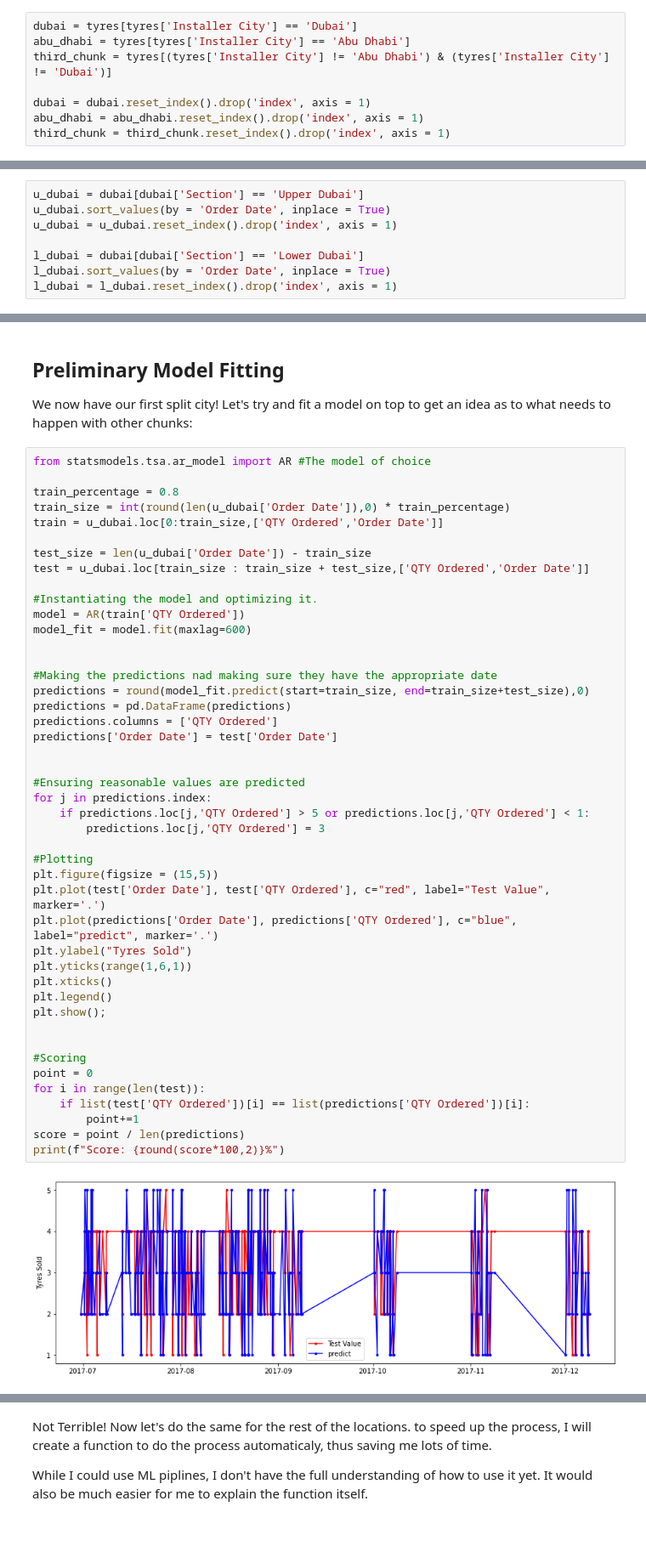
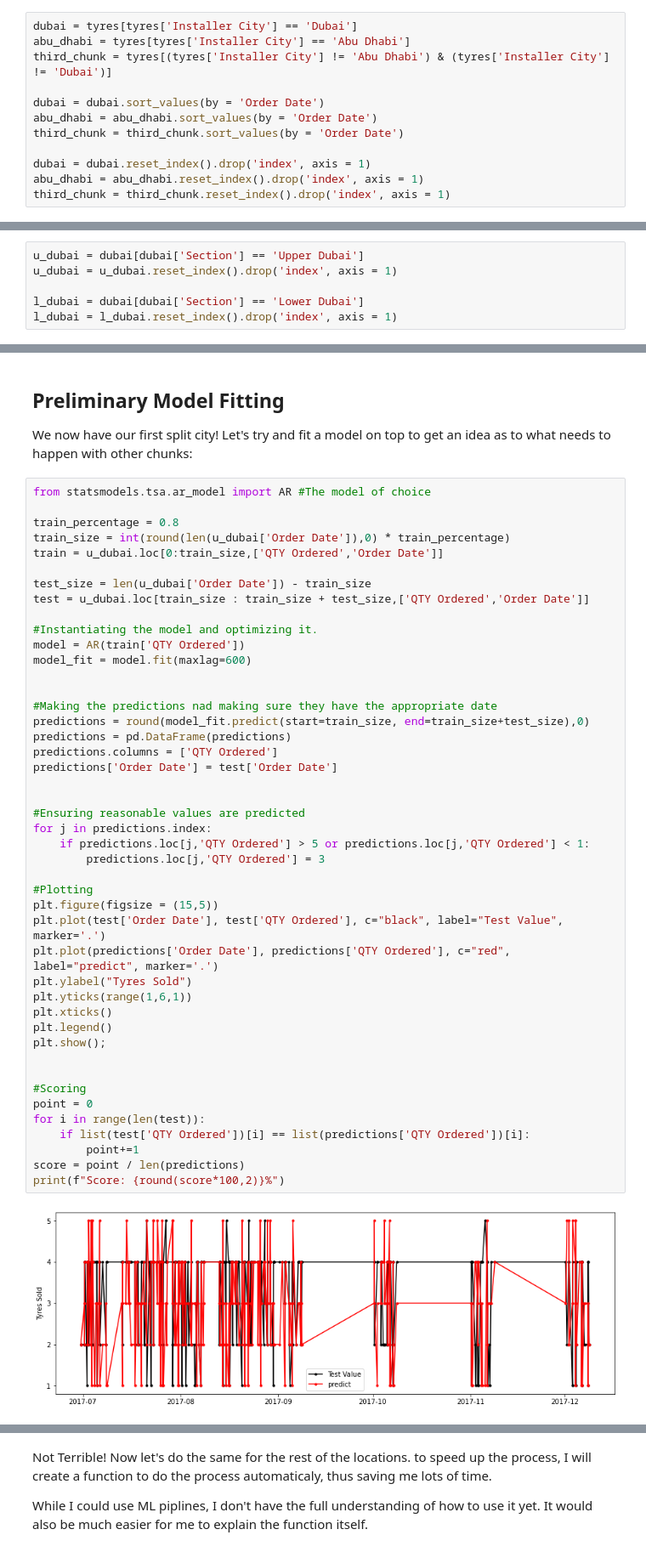
Before and after one commit to musarasheed/pitstop, a Jupyter notebook: Pitstop Arabia.ipynb, the cells around one changed output, grey strips where cells are left out. Shown at 85% size. Cells and saved outputs as stored; diff of their text form.

```diff
--- a/Pitstop Arabia.ipynb
+++ b/Pitstop Arabia.ipynb
@@ -323,6 +322,10 @@ dubai = tyres[tyres['Installer City'] == 'Dubai']
 abu_dhabi = tyres[tyres['Installer City'] == 'Abu Dhabi']
 third_chunk = tyres[(tyres['Installer City'] != 'Abu Dhabi') & (tyres['Installer City'] != 'Dubai')]
 
+dubai = dubai.sort_values(by = 'Order Date')
+abu_dhabi = abu_dhabi.sort_values(by = 'Order Date')
+third_chunk = third_chunk.sort_values(by = 'Order Date')
+
 dubai = dubai.reset_index().drop('index', axis = 1)
 abu_dhabi = abu_dhabi.reset_index().drop('index', axis = 1)
 third_chunk = third_chunk.reset_index().drop('index', axis = 1)
@@ -363,9 +368,7 @@ for i in range(len(dubai['Lattitude'])):
         dubai.loc[i,'Section'] = 'Lower Dubai'
 # %%
 u_dubai = dubai[dubai['Section'] == 'Upper Dubai']
-u_dubai.sort_values(by = 'Order Date', inplace = True)
 u_dubai = u_dubai.reset_index().drop('index', axis = 1)
 
 l_dubai = dubai[dubai['Section'] == 'Lower Dubai']
-l_dubai.sort_values(by = 'Order Date', inplace = True)
 l_dubai = l_dubai.reset_index().drop('index', axis = 1)
@@ -389,33 +421,33 @@ model_fit = model.fit(maxlag=600)
 
 #Making the predictions nad making sure they have the appropriate date
 predictions = round(model_fit.predict(start=train_size, end=train_size+test_size),0)
 predictions = pd.DataFrame(predictions)
 predictions.columns = ['QTY Ordered']
 predictions['Order Date'] = test['Order Date']
 
 
 #Ensuring reasonable values are predicted
 for j in predictions.index:
     if predictions.loc[j,'QTY Ordered'] > 5 or predictions.loc[j,'QTY Ordered'] < 1:
         predictions.loc[j,'QTY Ordered'] = 3
 
 #Plotting
 plt.figure(figsize = (15,5))
-plt.plot(test['Order Date'], test['QTY Ordered'], c="red", label="Test Value", marker='.')
-plt.plot(predictions['Order Date'], predictions['QTY Ordered'], c="blue", label="predict", marker='.')
+plt.plot(test['Order Date'], test['QTY Ordered'], c="black", label="Test Value", marker='.')
+plt.plot(predictions['Order Date'], predictions['QTY Ordered'], c="red", label="predict", marker='.')
 plt.ylabel("Tyres Sold")
 plt.yticks(range(1,6,1))
 plt.xticks()
 plt.legend()
 plt.show();
 
 
 #Scoring
 point = 0
 for i in range(len(test)):
     if list(test['QTY Ordered'])[i] == list(predictions['QTY Ordered'])[i]:
         point+=1
 score = point / len(predictions)
 print(f"Score: {round(score*100,2)}%")
 # %% [output]
-[figure, old version]
+[figure, new version]
```
Also changed, not shown: parts of 19 cells of this notebook.
